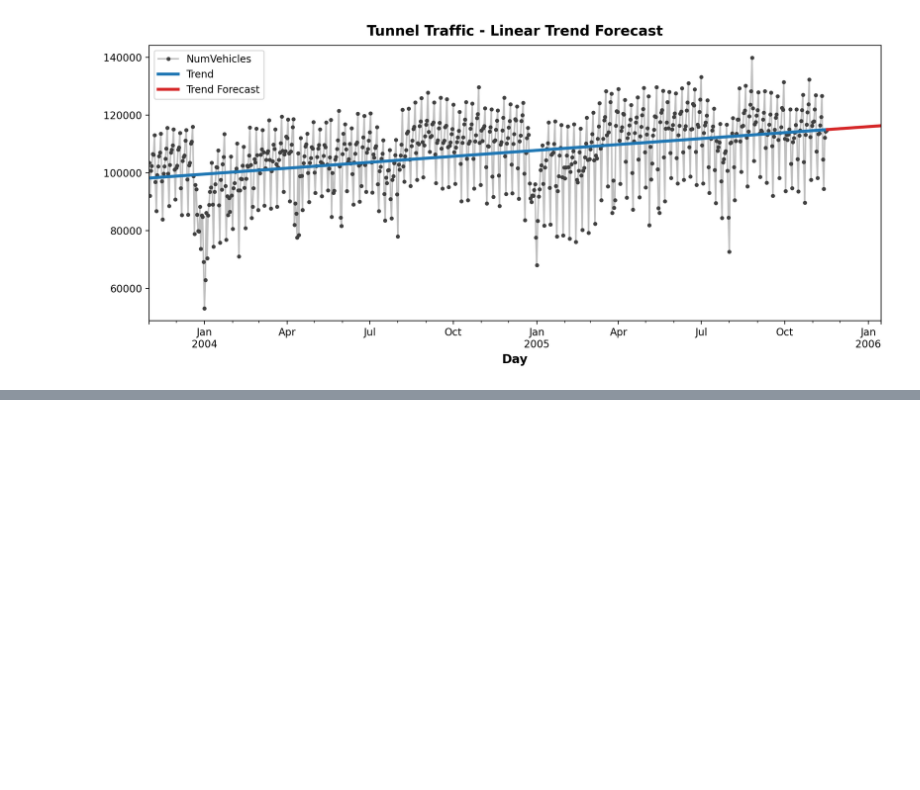
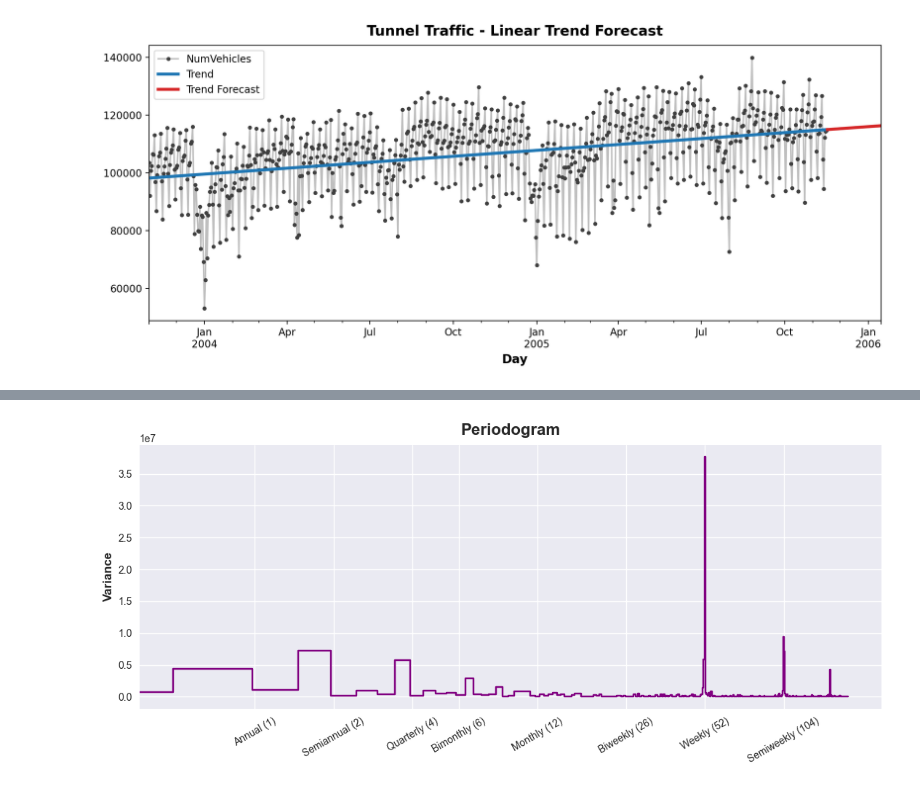
Before and after one commit to OveysSafarnejad/timeseries, a Jupyter notebook: src/intro.ipynb, the cells around one changed output, grey strips where cells are left out. Saved outputs shown, nothing was run; the diff lists cells and outputs as text; code cells hidden in the pictures; blank space fills up the shorter version.

```diff
--- a/src/intro.ipynb
+++ b/src/intro.ipynb
@@ -256,0 +369,4 @@ ax.legend()
+# %%
+plot_periodogram(tunnel.NumVehicles);
+# %% [output]
+[figure, added]
```
Also changed, not shown: parts of 10 cells of this notebook.
